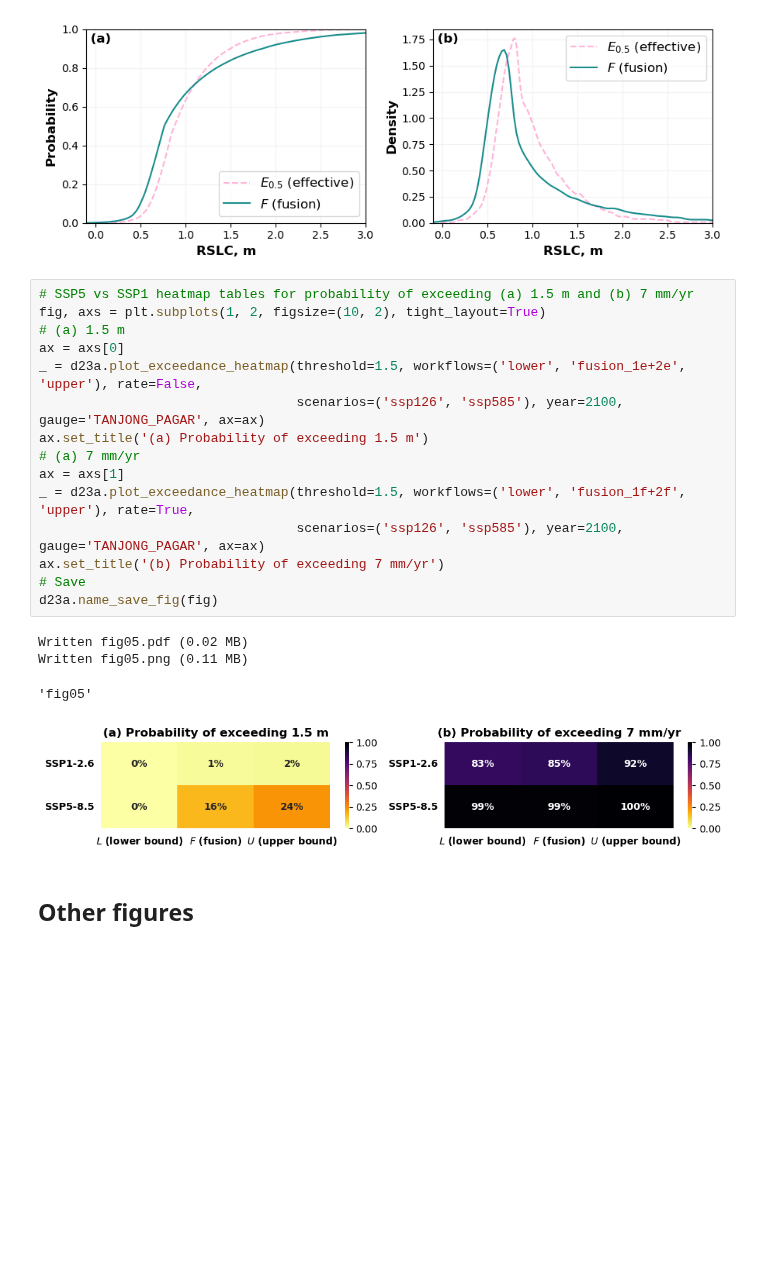
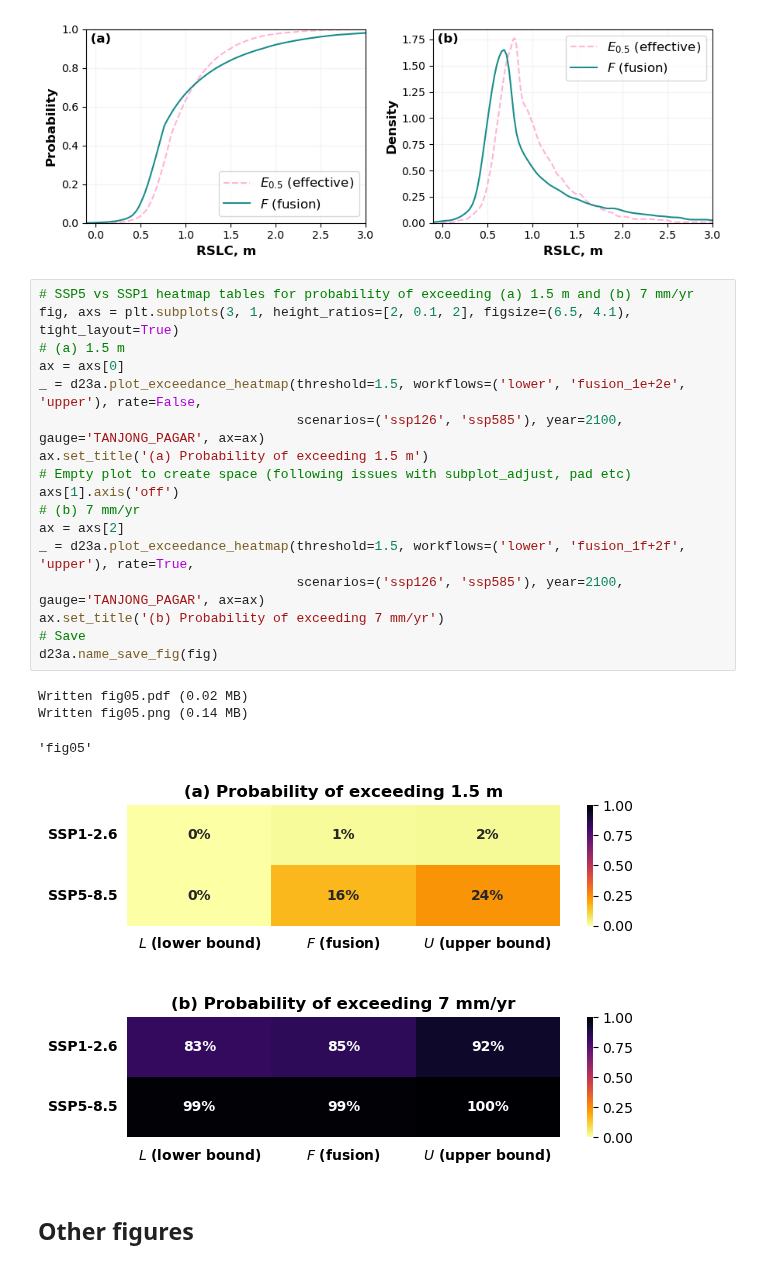
Before and after one commit to grandey/d23a-fusion, a Jupyter notebook: fusion_analysis_d23a.ipynb, the cells around one changed output. Drawn from its saved outputs; the diff is of its cells as text; blank space fills up the shorter version.

Commit message:
fusion_analysis_d23a: rearrange subplots of heatmap tables showing probability of exceedance.

```diff
--- a/fusion_analysis_d23a.ipynb
+++ b/fusion_analysis_d23a.ipynb
@@ -57,24 +57,26 @@ Written fig04.png (0.17 MB)
 [figure]
 # %%
 # SSP5 vs SSP1 heatmap tables for probability of exceeding (a) 1.5 m and (b) 7 mm/yr
-fig, axs = plt.subplots(1, 2, figsize=(10, 2), tight_layout=True)
+fig, axs = plt.subplots(3, 1, height_ratios=[2, 0.1, 2], figsize=(6.5, 4.1), tight_layout=True)
 # (a) 1.5 m
 ax = axs[0]
 _ = d23a.plot_exceedance_heatmap(threshold=1.5, workflows=('lower', 'fusion_1e+2e', 'upper'), rate=False,
                                  scenarios=('ssp126', 'ssp585'), year=2100, gauge='TANJONG_PAGAR', ax=ax)
 ax.set_title('(a) Probability of exceeding 1.5 m')
-# (a) 7 mm/yr
-ax = axs[1]
+# Empty plot to create space (following issues with subplot_adjust, pad etc)
+axs[1].axis('off')
+# (b) 7 mm/yr
+ax = axs[2]
 _ = d23a.plot_exceedance_heatmap(threshold=1.5, workflows=('lower', 'fusion_1f+2f', 'upper'), rate=True,
                                  scenarios=('ssp126', 'ssp585'), year=2100, gauge='TANJONG_PAGAR', ax=ax)
 ax.set_title('(b) Probability of exceeding 7 mm/yr')
 # Save
 d23a.name_save_fig(fig)
 # %% [output]
 Written fig05.pdf (0.02 MB)
-Written fig05.png (0.11 MB)
+Written fig05.png (0.14 MB)
 'fig05'
-[figure, old version]
+[figure, new version]
 # %% [markdown]
 ## Other figures
 # %%
```
Also changed, not shown: parts of 1 cell of this notebook, 1 other file.
